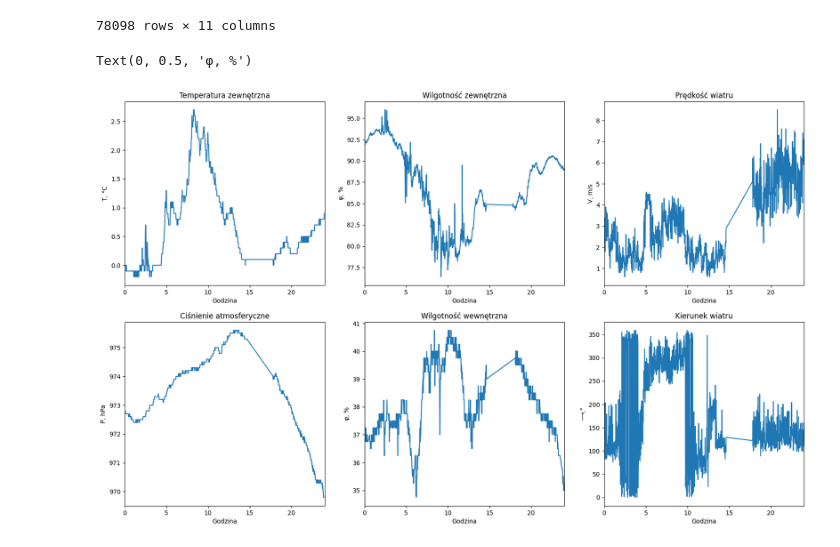
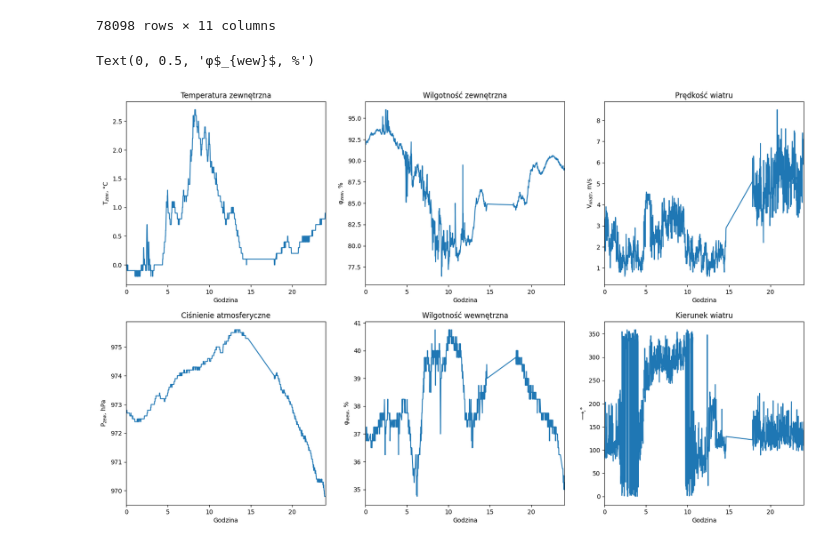
Before and after one commit to KulsonKula/Analiza-i-modelowanie-procesow-zwiazanych-z-systemem-centralnego-ogrzewania, a Jupyter notebook: Dane/display_data.IPYNB, the cells around one changed output. Drawn from its saved outputs; the diff is of its cells as text; code cells hidden in the pictures.

```diff
--- a/Dane/display_data.IPYNB
+++ b/Dane/display_data.IPYNB
@@ -126,37 +126,37 @@ axs2[0,0].plot(x, DATASET['temperatura zewnętrzna'].iloc[0:1440])
 axs2[0,0].set_title('Temperatura zewnętrzna')
 axs2[0,0].set_xlim(0, 24)
 axs2[0,0].set_xlabel('Godzina')
-axs2[0,0].set_ylabel('T, °C')
+axs2[0,0].set_ylabel('T$_{zew}$, °C')
 
 axs2[0,1].plot(x, DATASET['wilgotność zewnętrzna'].iloc[0:1440])
 axs2[0,1].set_title('Wilgotność zewnętrzna')
 axs2[0,1].set_xlim(0, 24)
 axs2[0,1].set_xlabel('Godzina')
-axs2[0,1].set_ylabel('φ, %')
+axs2[0,1].set_ylabel('φ$_{zew}$, %')
 
 axs2[0,2].plot(x, DATASET['prędkość wiatru'].iloc[0:1440])
 axs2[0,2].set_title('Prędkość wiatru')
 axs2[0,2].set_xlim(0, 24)
 axs2[0,2].set_xlabel('Godzina')
-axs2[0,2].set_ylabel('V, m/s')
+axs2[0,2].set_ylabel('V$_{wia}$, m/s')
 
 axs2[1,0].plot(x, DATASET['ciśnienie atmosferyczne'].iloc[0:1440])
 axs2[1,0].set_title('Ciśnienie atmosferyczne')
 axs2[1,0].set_xlim(0, 24)
 axs2[1,0].set_xlabel('Godzina')
-axs2[1,0].set_ylabel('P, hPa')
+axs2[1,0].set_ylabel('P$_{zew}$, hPa')
 
 axs2[1,2].plot(x, DATASET['kierunek wiatru'].iloc[0:1440])
 axs2[1,2].set_title('Kierunek wiatru')
 axs2[1,2].set_xlim(0, 24)
 axs2[1,2].set_xlabel('Godzina')
 axs2[1,2].set_ylabel('⟶,°') # ZAPYTAC JAKIM ZNAKIEM TO OZANACZAĆ
 
 axs2[1,1].plot(x, DATASET['wilgotność wewnętrzna'].iloc[0:1440])
 axs2[1,1].set_title('Wilgotność wewnętrzna')
 axs2[1,1].set_xlim(0, 24)
 axs2[1,1].set_xlabel('Godzina')
-axs2[1,1].set_ylabel('φ, %')
+axs2[1,1].set_ylabel('φ$_{wew}$, %')
 # %% [output]
-Text(0, 0.5, 'φ, %')
+Text(0, 0.5, 'φ$_{wew}$, %')
-[figure, old version]
+[figure, new version]
```
Also changed, not shown: 3 other files.
